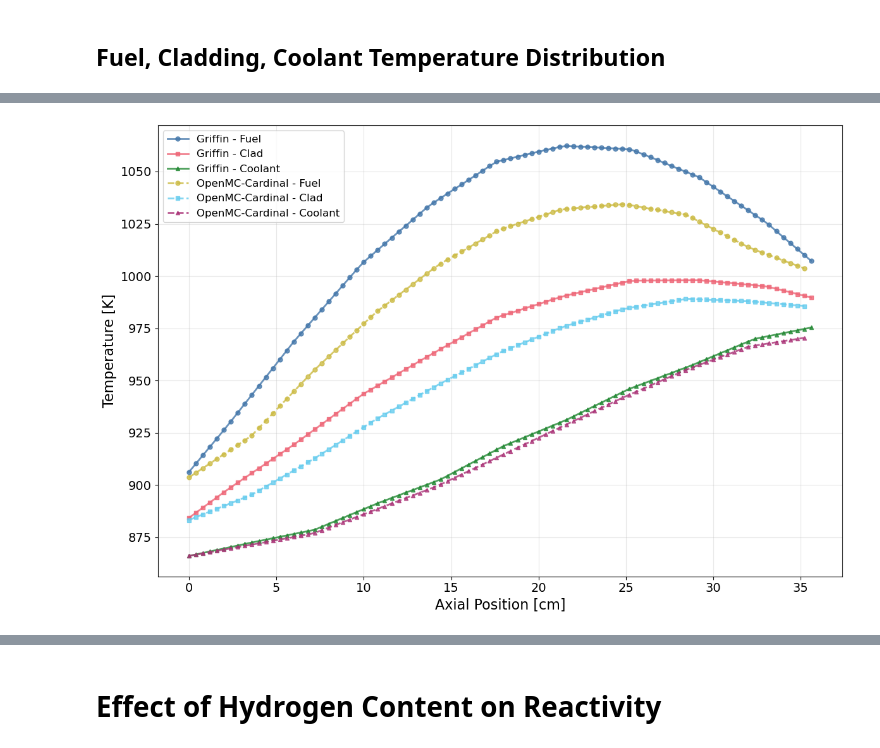
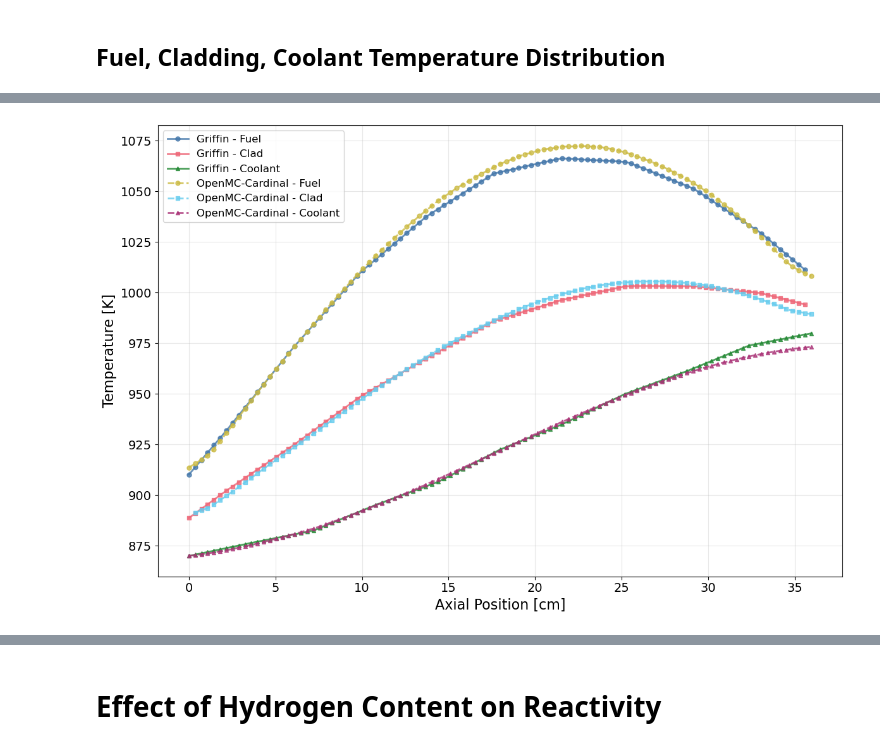
Before and after one commit to CORE-GATECH-GROUP/SNAP-REACTORS, a Jupyter notebook: snapReactors/reactor_models/Wet_Experiment_Models/analysis.ipynb, the cells around one changed output, grey strips where cells are left out. Saved outputs shown, nothing was run; the diff lists cells and outputs as text; code cells hidden in the pictures.

```diff
--- a/snapReactors/reactor_models/Wet_Experiment_Models/analysis.ipynb
+++ b/snapReactors/reactor_models/Wet_Experiment_Models/analysis.ipynb
@@ -2032,7 +2137,7 @@ Relative difference:                  14.32%
 # %%
 current_dir = Path.cwd()
 griffin_path = current_dir / "Griffin/standard_conditions/full_multiphysics"
-openmc_path = current_dir / "OpenMC_Cardinal/standard_conditions"
+openmc_path = current_dir / "OpenMC_Cardinal/standard_conditions/final_sol"
 
 files = ['fuel_temp.csv',  'clad_temp.csv','cool_temp.csv']
 labels = ['Fuel', 'Clad', 'Coolant']
@@ -2139,4 +2244,93 @@ plt.legend(fontsize=12, loc='best')
 plt.grid(True, alpha=0.3)
 plt.tight_layout()
 plt.show()
+
+# Dictionary to store results
+results = {
+    'OpenMC Coupling': {},
+    'Serpent-Griffin Coupling': {}
+}
+
+# Extract data from Griffin
+for file, label in zip(files, labels):
+    df_griffin = pd.read_csv(griffin_path / file)
+
+    if file == 'cool_temp.csv':
+        temps_griffin = df_griffin['T'].values
+        T_cool_in = temps_griffin[0]
+        T_cool_out = temps_griffin[-1]
+    else:
+        temps_griffin = df_griffin['bison_temp'].values
+        if label == 'Fuel':
+            T_f_max = temps_griffin.max()
+        elif label == 'Clad':
+            T_clad_max = temps_griffin.max()
+
+# Extract data from OpenMC
+for file, label in zip(files, labels):
+    df_openmc = pd.read_csv(openmc_path / file)
+
+    if file == 'cool_temp.csv':
+        temps_openmc = df_openmc['T'].values
+    else:
+        temps_openmc = df_openmc['htm_temp'].values
+        if label == 'Fuel':
+            T_f_max_openmc = temps_openmc.max()
+        elif label == 'Clad':
+            T_clad_max_openmc = temps_openmc.max()
+
+# You'll need to add experimental values and pressure drop
+# Placeholder values - replace with your actual experimental data
+experimental = {
+    'T_cool_in': 870,
+    'T_cool_out': 980,
+    'ΔT': 110,
+    'T_f_max': 1110,
+    'T_clad_max': 1060,
+    'ΔP': 13100
+}
+
+# Create the comparison table
+table_data = {
+    'Quantity': ['T_cool_in [K]', 'T_cool_out [K]', 'ΔT [K]', 'T_f_max [K]', 'T_clad_max [K]', 'ΔP [Pa]'],
+    'Experiment': [
+        experimental['T_cool_in'],
+        experimental['T_cool_out'],
+        experimental['ΔT'],
+        experimental['T_f_max'],
+        experimental['T_clad_max'],
+        experimental['ΔP']
+    ],
+    'OpenMC Coupling': [
+        T_cool_in,
+        T_cool_out,
+        T_cool_out - T_cool_in,
+        T_f_max_openmc,
+        T_clad_max_openmc,
+        6772  # Replace with actual pressure drop if available
+    ],
+    'Serpent-Griffin Coupling': [
+        T_cool_in,
+        975.6,  # Replace with actual Serpent-Griffin outlet temp if available
+        105.6,  # Replace with calculated ΔT
+        T_f_max,
+        T_clad_max,
+        6772  # Replace with actual pressure drop if available
+    ]
+}
+
+df_table = pd.DataFrame(table_data)
+
+# Print the table
+print("\nTable 7: Nominal operating characteristics of the SSER using Serpent-Griffin and OpenMC coupling")
+print("\n" + df_table.to_string(index=False))
+
+# Optional: Create a nicer formatted version
+print("\n" + "="*80)
+print(f"{'Quantity':<20} {'Experiment':<15} {'OpenMC':<15} {'Serpent-Griffin':<15}")
+print(f"{'':20} {'':15} {'Coupling':<15} {'Coupling':<15}")
+print("="*80)
+for _, row in df_table.iterrows():
+    print(f"{row['Quantity']:<20} {row['Experiment']:<15.1f} {row['OpenMC Coupling']:<15.1f} {row['Serpent-Griffin Coupling']:<15.1f}")
+print("="*80)
 # %% [output]
@@ -2144 +2338 @@ plt.show()
-[figure, old version]
+[figure, new version]
```
Also changed, not shown: parts of 5 cells of this notebook, 59 other files.
